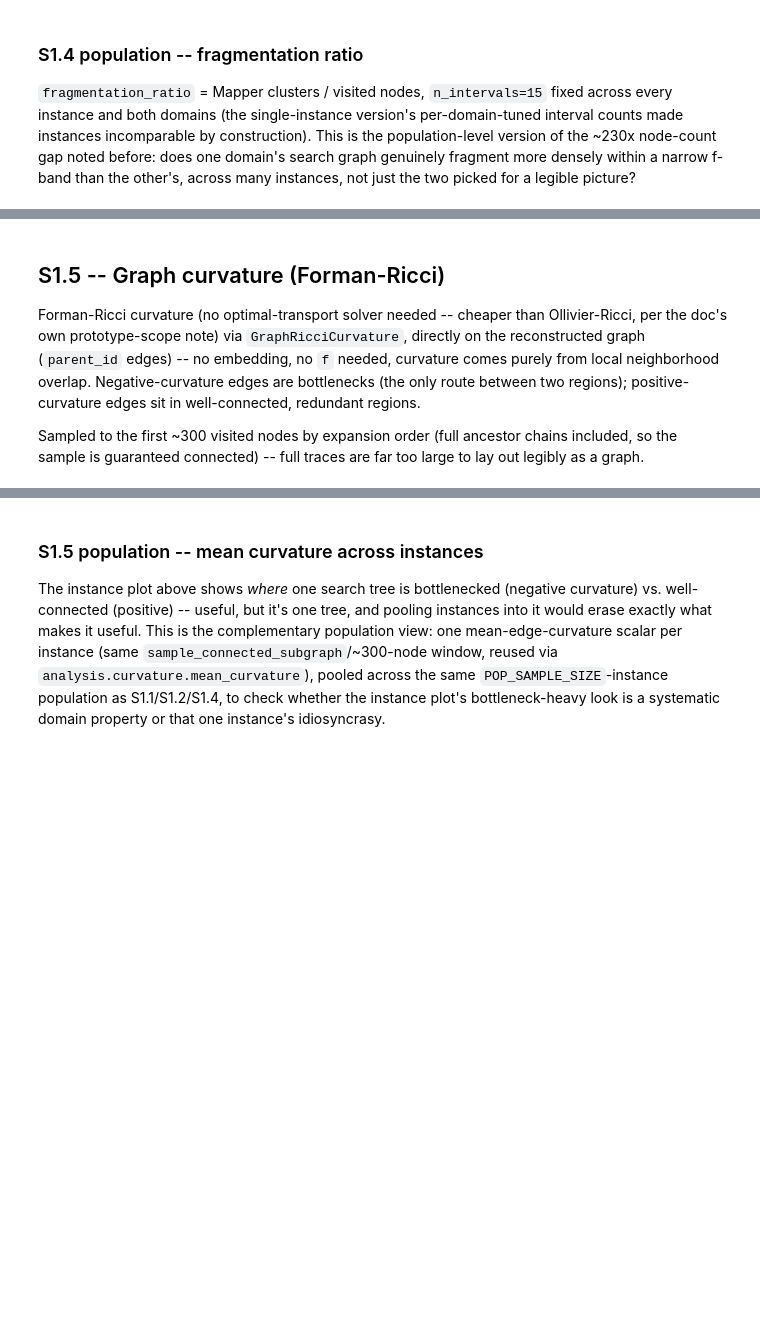
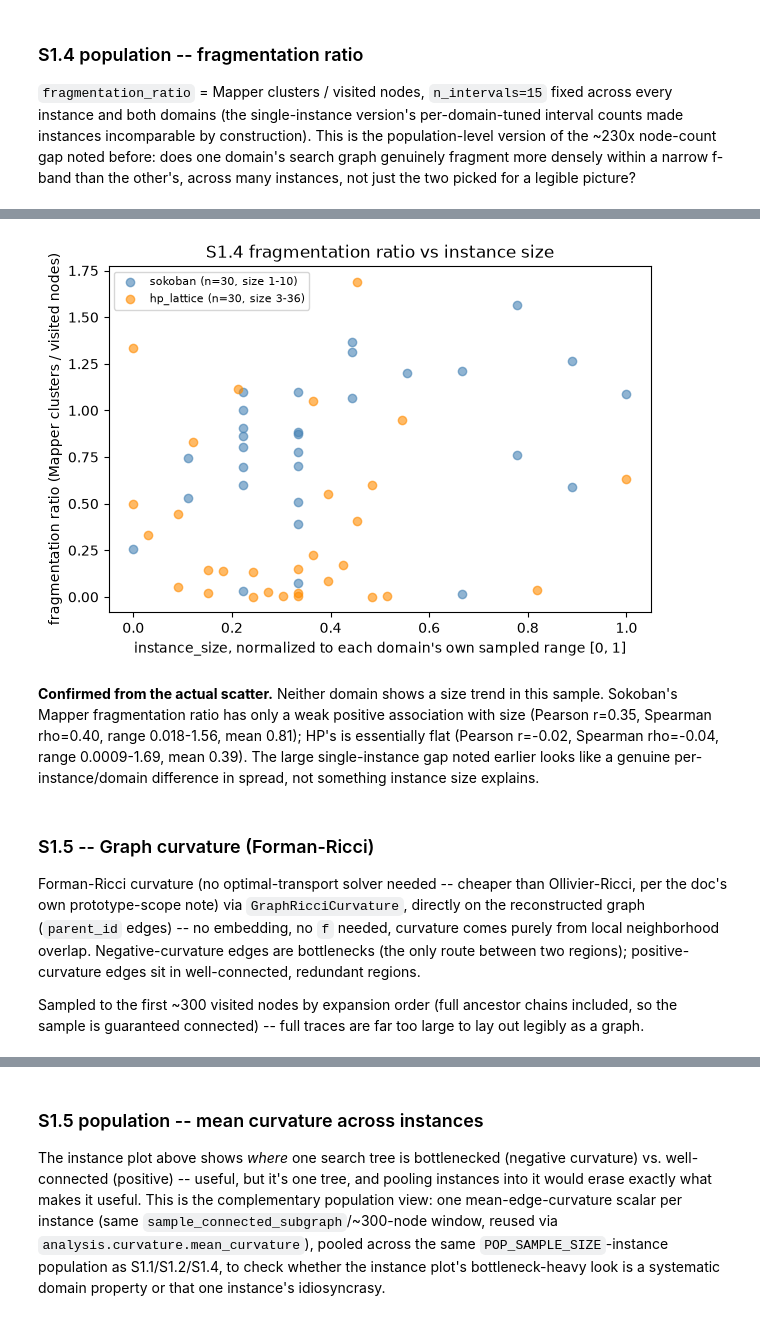
Before and after one commit to ImaginaryLogs/MSALGCM-sokobot-analysis, a Jupyter notebook: notebooks/cross_domain_analysis.ipynb, the cells around one changed output, grey strips where cells are left out. Saved outputs shown, nothing was run; the diff lists cells and outputs as text; code cells hidden in the pictures; blank space fills up the shorter version.

```diff
--- a/notebooks/cross_domain_analysis.ipynb
+++ b/notebooks/cross_domain_analysis.ipynb
@@ -323,5 +450,20 @@ for d in pop_data:
+# %%
+scatter_by_size(
+    {d: list(zip(data["frag_sizes"], data["frag_ratios"])) for d, data in pop_data.items()},
+    ylabel="fragmentation ratio (Mapper clusters / visited nodes)",
+    title="S1.4 fragmentation ratio vs instance size",
+)
+# %% [output]
+[figure, added]
+# %% [markdown]
+**Confirmed from the actual scatter.** Neither domain shows a size trend in this sample.
+Sokoban's Mapper fragmentation ratio has only a weak positive association with size (Pearson
+r=0.35, Spearman rho=0.40, range 0.018-1.56, mean 0.81); HP's is essentially flat (Pearson r=-0.02,
+Spearman rho=-0.04, range 0.0009-1.69, mean 0.39). The large single-instance gap noted earlier
+looks like a genuine per-instance/domain difference in spread, not something instance size
+explains.
 # %% [markdown]
-## S1.5 -- Graph curvature (Forman-Ricci)
+### S1.5 -- Graph curvature (Forman-Ricci)
 
 Forman-Ricci curvature (no optimal-transport solver needed -- cheaper than
 Ollivier-Ricci, per the doc's own prototype-scope note) via
```
Also changed, not shown: parts of 68 cells of this notebook, 16 other files.
